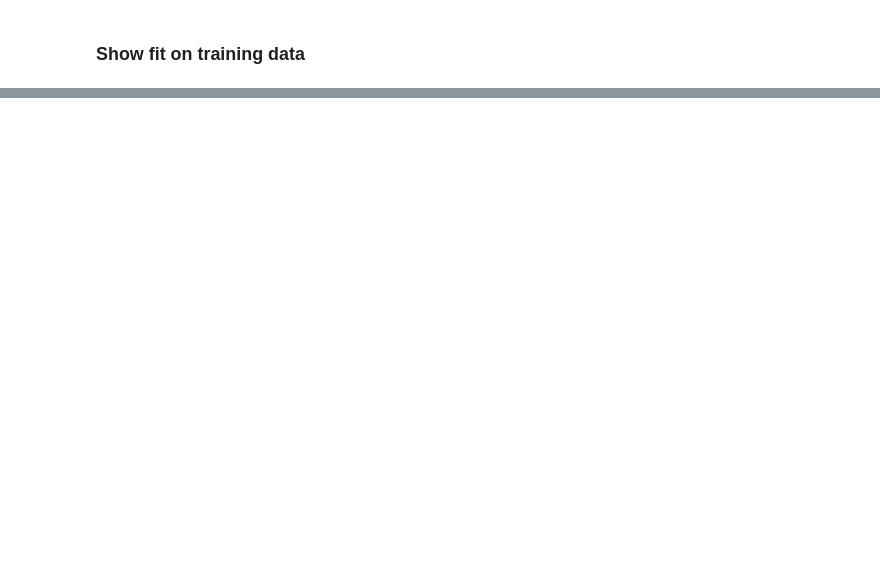
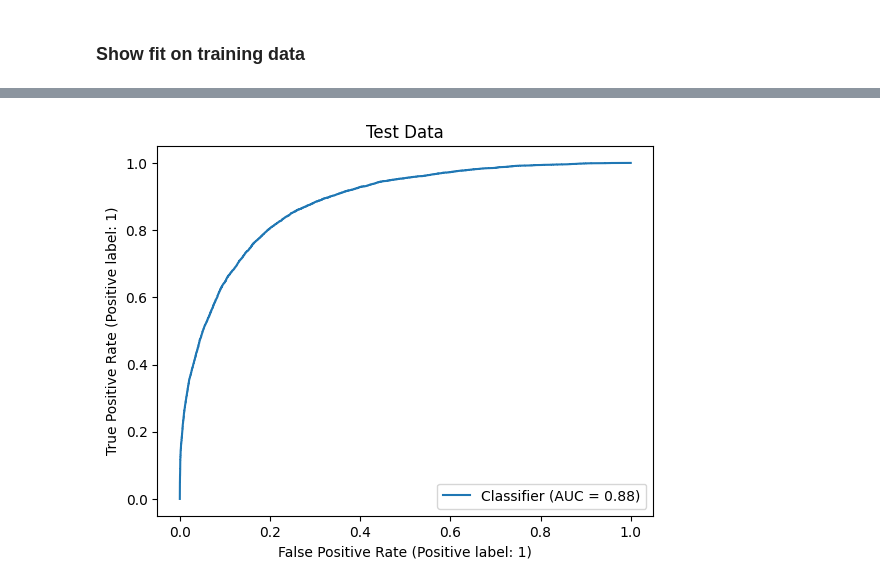
Before and after one commit to s-kganz/ForestLST, a Jupyter notebook: notebooks/build_preisler_nn.ipynb, the cells around one changed output, grey strips where cells are left out. Drawn from its saved outputs; the diff is of its cells as text; code cells hidden in the pictures; blank space fills up the shorter version.

```diff
--- a/notebooks/build_preisler_nn.ipynb
+++ b/notebooks/build_preisler_nn.ipynb
@@ -134,0 +71,3 @@ feature
+# %%
+ds["mortality"] = ds["pct_mortality"] > 0
+ds = ds.sample(frac=1).reset_index(drop=True)
@@ -424,0 +302,6 @@ plt.show()
+# %%
+RocCurveDisplay.from_predictions(y_test, y_test_hat)
+plt.title("Test Data")
+plt.show()
+# %% [output]
+[figure, added]
```
Also changed, not shown: parts of 40 cells of this notebook, 1 other file.
